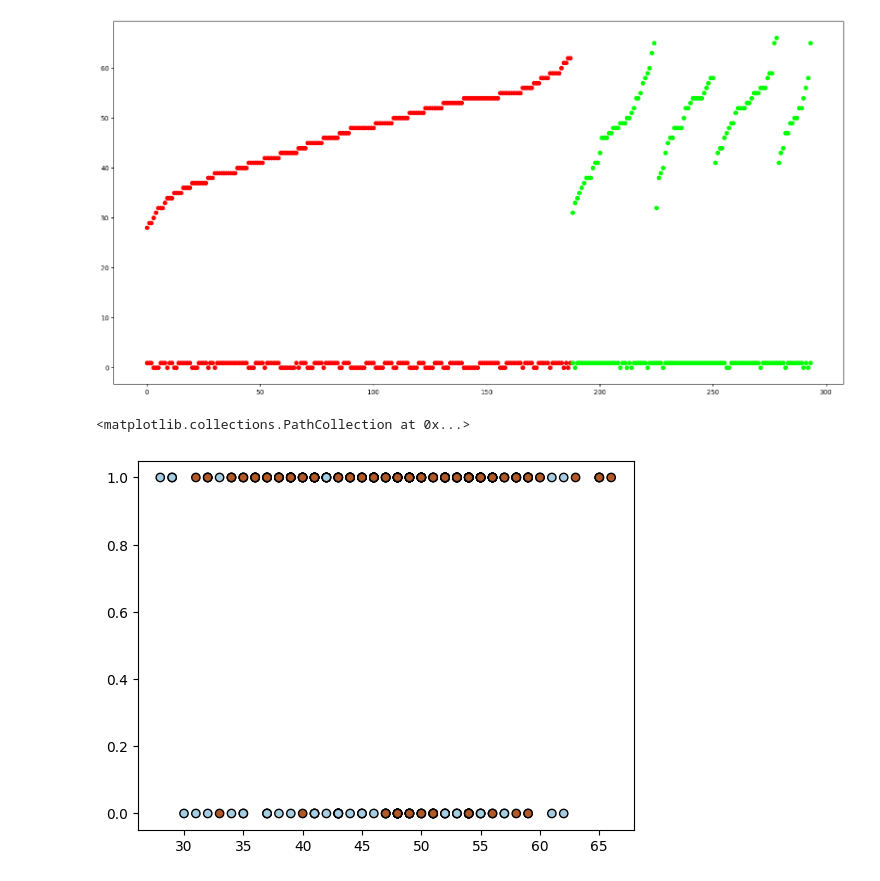
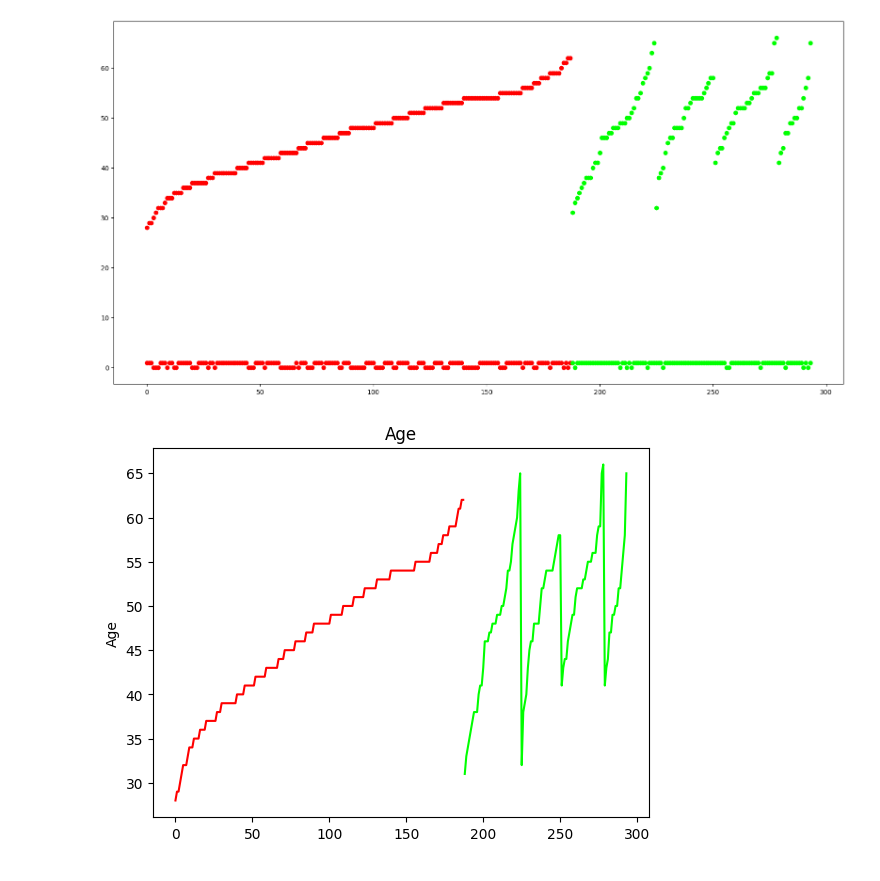
Before and after one commit to LABforLeraning/AI, a Jupyter notebook: Assignment-05.ipynb, the cells around one changed output. Drawn from its saved outputs; the diff is of its cells as text; code cells hidden in the pictures.

```diff
--- a/Assignment-05.ipynb
+++ b/Assignment-05.ipynb
@@ -32,11 +32,14 @@ for i, species in enumerate(info_classes):
    plt.plot(species_data.index, species_data[feature_name2], marker='o', linestyle='', color=colors[i], label=species)
 # %% [output]
 [figure]
-# %%
-info['id'], labels = pandas.factorize(info['num'])
-fn1 = 'age'
-fn2 = 'sex'
-plt.scatter(info[fn1], info[fn2], c=info['id'], cmap=plt.cm.Paired, edgecolors='k' )
-# %% [output]
-<matplotlib.collections.PathCollection at 0x...>
-[figure, removed]
+# %%
+for i, species in enumerate(info_classes):
+   species_data = info[info['num'] == species]
+   # plt.plot(species_data.index, species_data[feature_name1], marker='o', linestyle='', color=colors[i], label=species)
+   plt.plot(species_data.index, species_data[feature_name1], color=colors[i], label=species)
+plt.title('Age')
+# plt.xlabel('Feature 1')
+plt.ylabel('Age')
+plt.show()
+# %% [output]
+[figure, added]
```
